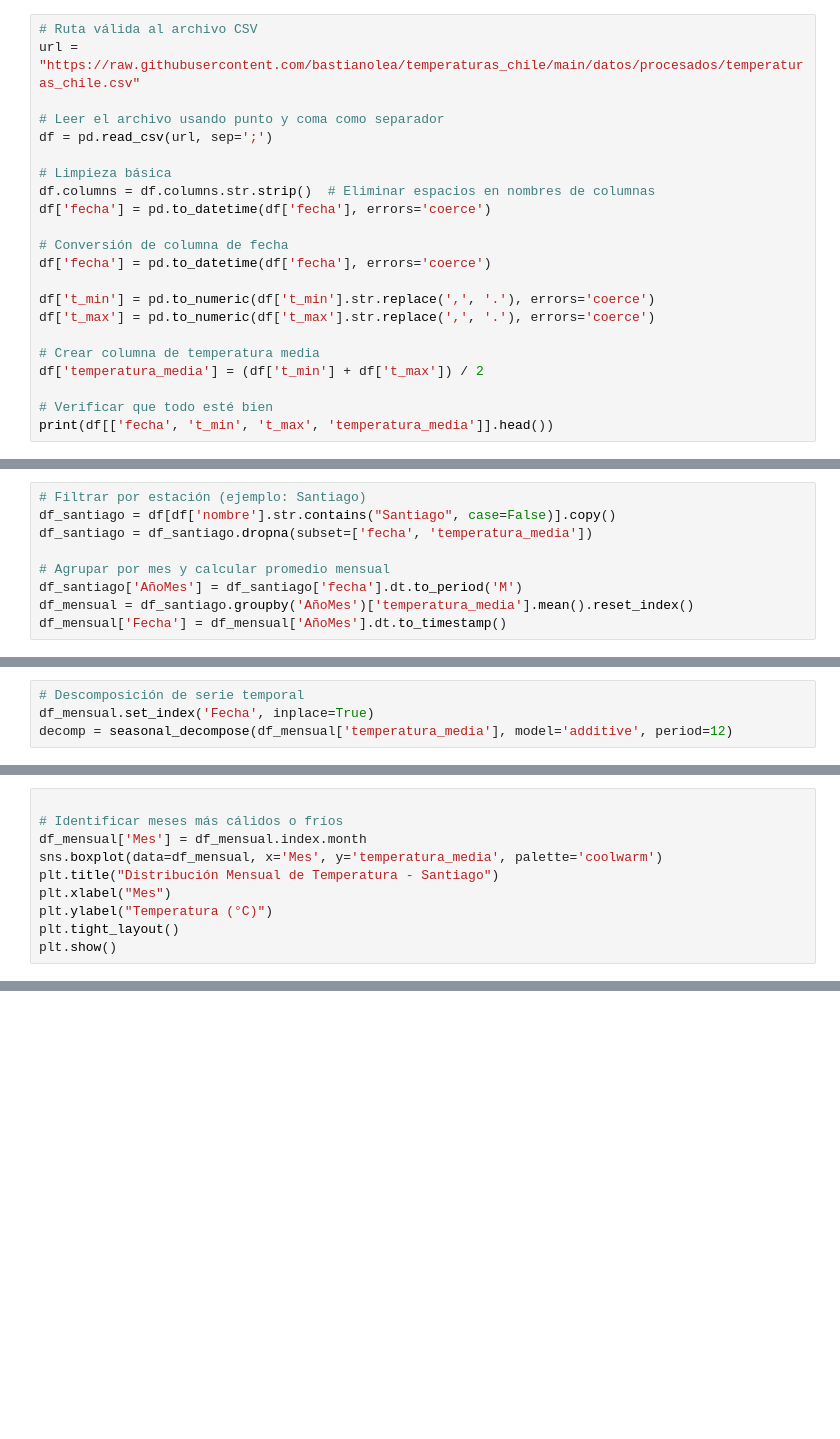
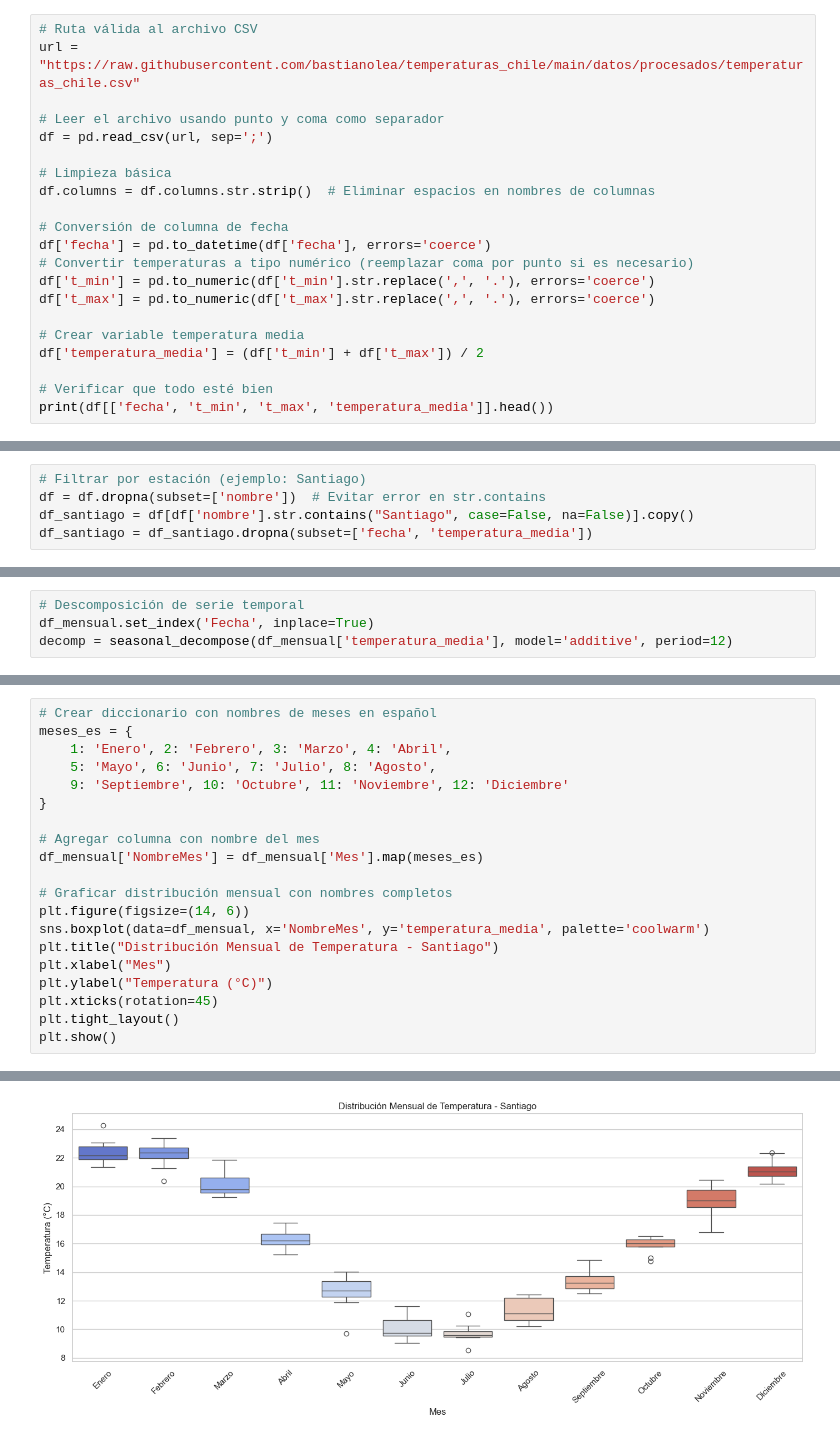
Before and after one commit to mariabda2/DataDrivenDecisionMaking, a Jupyter notebook: Tema 05 - Identificación de tendencias y patrones relevantes..ipynb, the cells around one changed output, grey strips where cells are left out. Saved outputs shown, nothing was run; the diff lists cells and outputs as text; blank space fills up the shorter version.

```diff
--- a/Tema 05 - Identificación de tendencias y patrones relevantes..ipynb
+++ b/Tema 05 - Identificación de tendencias y patrones relevantes..ipynb
@@ -24,15 +24,14 @@ df = pd.read_csv(url, sep=';')
 
 # Limpieza básica
 df.columns = df.columns.str.strip()  # Eliminar espacios en nombres de columnas
-df['fecha'] = pd.to_datetime(df['fecha'], errors='coerce')
 
 # Conversión de columna de fecha
 df['fecha'] = pd.to_datetime(df['fecha'], errors='coerce')
-
+# Convertir temperaturas a tipo numérico (reemplazar coma por punto si es necesario)
 df['t_min'] = pd.to_numeric(df['t_min'].str.replace(',', '.'), errors='coerce')
 df['t_max'] = pd.to_numeric(df['t_max'].str.replace(',', '.'), errors='coerce')
 
-# Crear columna de temperatura media
+# Crear variable temperatura media
 df['temperatura_media'] = (df['t_min'] + df['t_max']) / 2
 
 # Verificar que todo esté bien
@@ -47,9 +48,5 @@ print(df[['fecha', 't_min', 't_max', 'temperatura_media']].head())
 # %%
 # Filtrar por estación (ejemplo: Santiago)
-df_santiago = df[df['nombre'].str.contains("Santiago", case=False)].copy()
+df = df.dropna(subset=['nombre'])  # Evitar error en str.contains
+df_santiago = df[df['nombre'].str.contains("Santiago", case=False, na=False)].copy()
 df_santiago = df_santiago.dropna(subset=['fecha', 'temperatura_media'])
-
-# Agrupar por mes y calcular promedio mensual
-df_santiago['AñoMes'] = df_santiago['fecha'].dt.to_period('M')
-df_mensual = df_santiago.groupby('AñoMes')['temperatura_media'].mean().reset_index()
-df_mensual['Fecha'] = df_mensual['AñoMes'].dt.to_timestamp()
@@ -78,10 +83,0 @@ plt.show()
-# %%
-
-# Identificar meses más cálidos o fríos
-df_mensual['Mes'] = df_mensual.index.month
-sns.boxplot(data=df_mensual, x='Mes', y='temperatura_media', palette='coolwarm')
-plt.title("Distribución Mensual de Temperatura - Santiago")
-plt.xlabel("Mes")
-plt.ylabel("Temperatura (°C)")
-plt.tight_layout()
-plt.show()
@@ -87,0 +86,21 @@ plt.show()
+# %%
+# Crear diccionario con nombres de meses en español
+meses_es = {
+    1: 'Enero', 2: 'Febrero', 3: 'Marzo', 4: 'Abril',
+    5: 'Mayo', 6: 'Junio', 7: 'Julio', 8: 'Agosto',
+    9: 'Septiembre', 10: 'Octubre', 11: 'Noviembre', 12: 'Diciembre'
+}
+
+# Agregar columna con nombre del mes
+df_mensual['NombreMes'] = df_mensual['Mes'].map(meses_es)
+
+# Graficar distribución mensual con nombres completos
+plt.figure(figsize=(14, 6))
+sns.boxplot(data=df_mensual, x='NombreMes', y='temperatura_media', palette='coolwarm')
+plt.title("Distribución Mensual de Temperatura - Santiago")
+plt.xlabel("Mes")
+plt.ylabel("Temperatura (°C)")
+plt.xticks(rotation=45)
+plt.tight_layout()
+plt.show()
+# %% [output]
@@ -87,0 +110 @@ plt.show()
+[figure, added]
```
Also changed, not shown: parts of 18 cells of this notebook, 1 other file.
